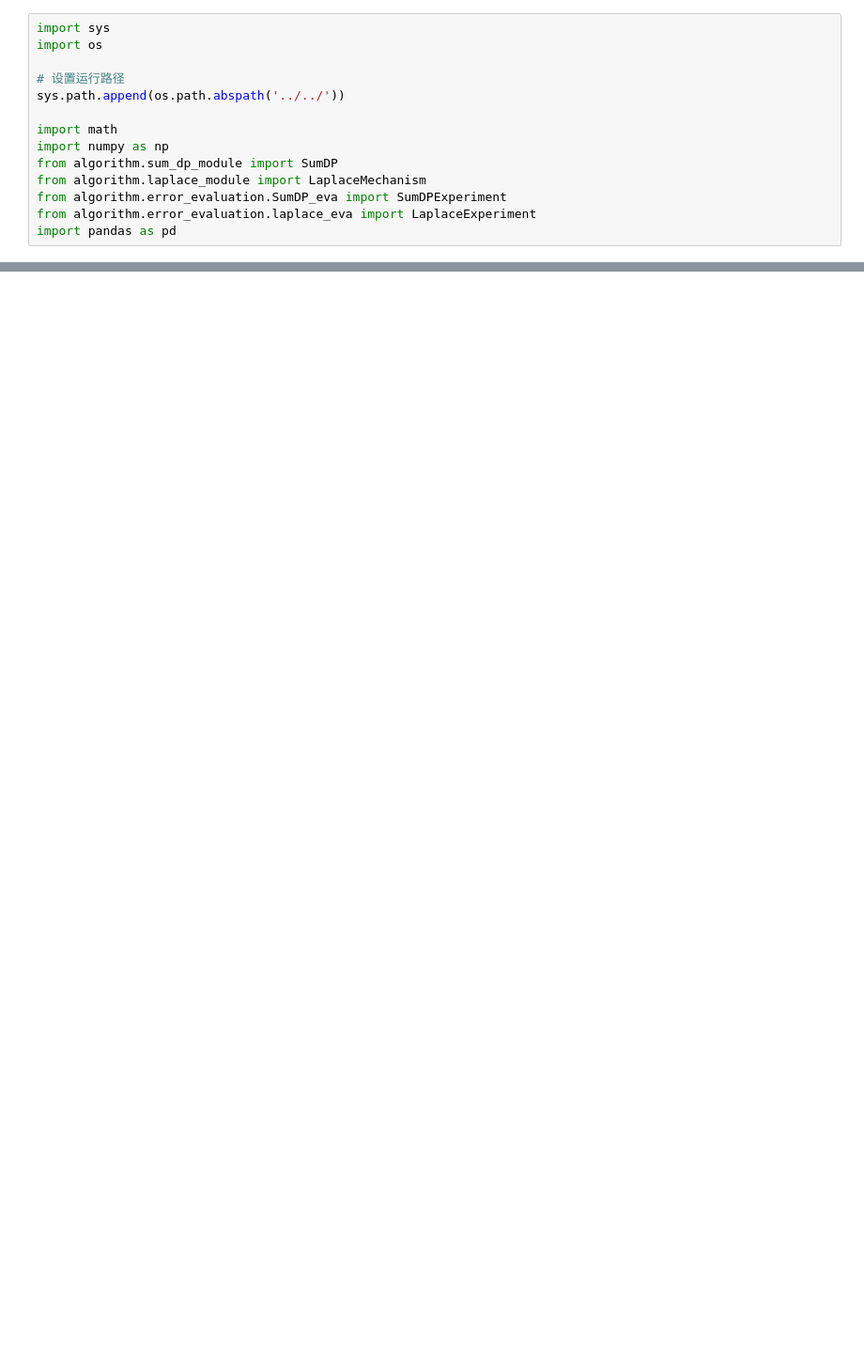
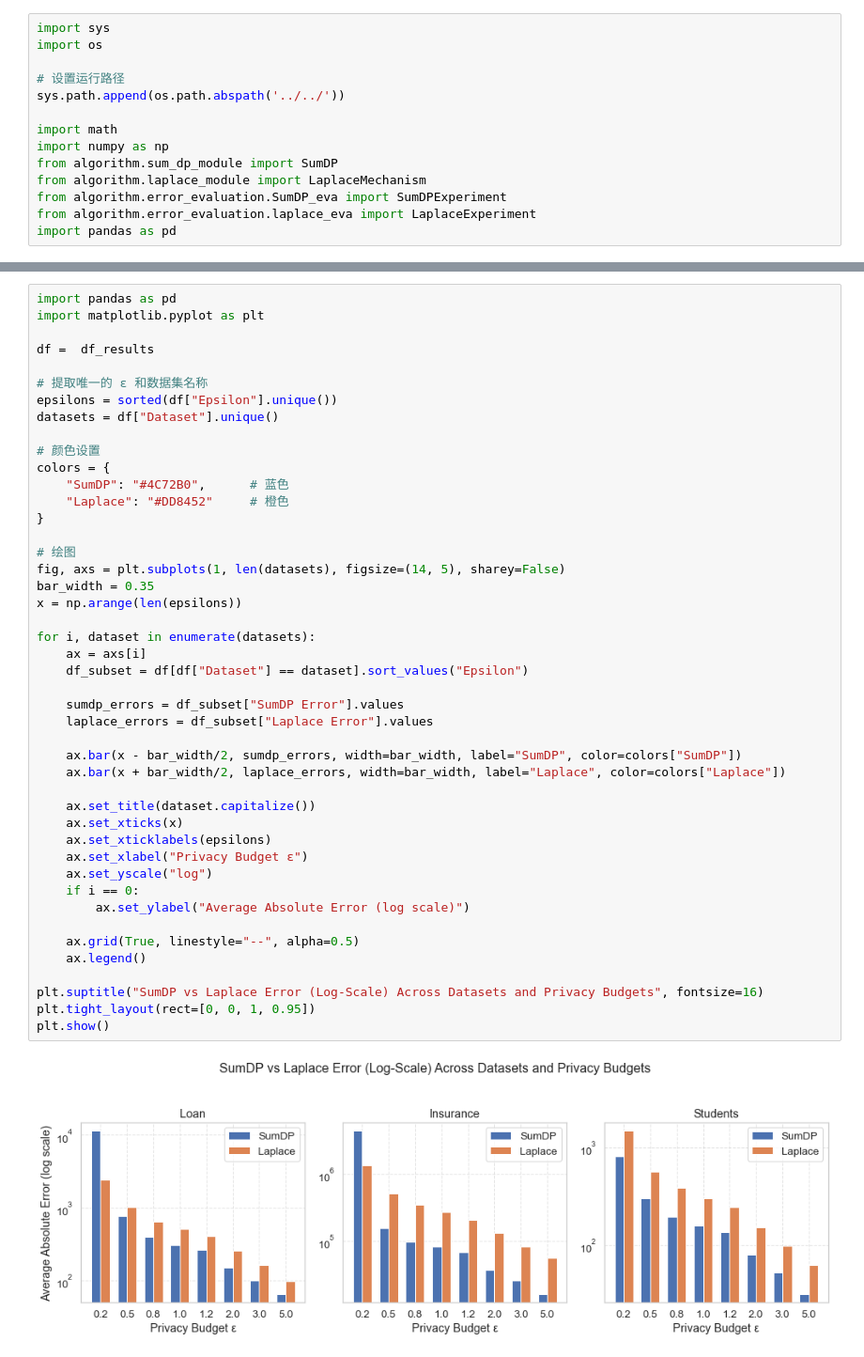
Before and after one commit to Anonymi1ty/DP-Project, a Jupyter notebook: algorithm/notebook_test/errors_compare.ipynb, the cells around one changed output, grey strips where cells are left out. Shown at 94% size. Saved outputs shown, nothing was run; the diff lists cells and outputs as text; blank space fills up the shorter version.

```diff
--- a/algorithm/notebook_test/errors_compare.ipynb
+++ b/algorithm/notebook_test/errors_compare.ipynb
@@ -190,0 +171,47 @@ plot_error_vs_epsilon(students_data, "Students Dataset")
+# %%
+import pandas as pd
+import matplotlib.pyplot as plt
+
+df =  df_results
+
+# 提取唯一的 ε 和数据集名称
+epsilons = sorted(df["Epsilon"].unique())
+datasets = df["Dataset"].unique()
+
+# 颜色设置
+colors = {
+    "SumDP": "#4C72B0",      # 蓝色
+    "Laplace": "#DD8452"     # 橙色
+}
+
+# 绘图
+fig, axs = plt.subplots(1, len(datasets), figsize=(14, 5), sharey=False)
+bar_width = 0.35
+x = np.arange(len(epsilons))
+
+for i, dataset in enumerate(datasets):
+    ax = axs[i]
+    df_subset = df[df["Dataset"] == dataset].sort_values("Epsilon")
+
+    sumdp_errors = df_subset["SumDP Error"].values
+    laplace_errors = df_subset["Laplace Error"].values
+
+    ax.bar(x - bar_width/2, sumdp_errors, width=bar_width, label="SumDP", color=colors["SumDP"])
+    ax.bar(x + bar_width/2, laplace_errors, width=bar_width, label="Laplace", color=colors["Laplace"])
+
+    ax.set_title(dataset.capitalize())
+    ax.set_xticks(x)
+    ax.set_xticklabels(epsilons)
+    ax.set_xlabel("Privacy Budget ε")
+    ax.set_yscale("log")
+    if i == 0:
+        ax.set_ylabel("Average Absolute Error (log scale)")
+
+    ax.grid(True, linestyle="--", alpha=0.5)
+    ax.legend()
+
+plt.suptitle("SumDP vs Laplace Error (Log-Scale) Across Datasets and Privacy Budgets", fontsize=16)
+plt.tight_layout(rect=[0, 0, 1, 0.95])
+plt.show()
+# %% [output]
+[figure, added]
```
Also changed, not shown: parts of 6 cells of this notebook, 2 other files.
